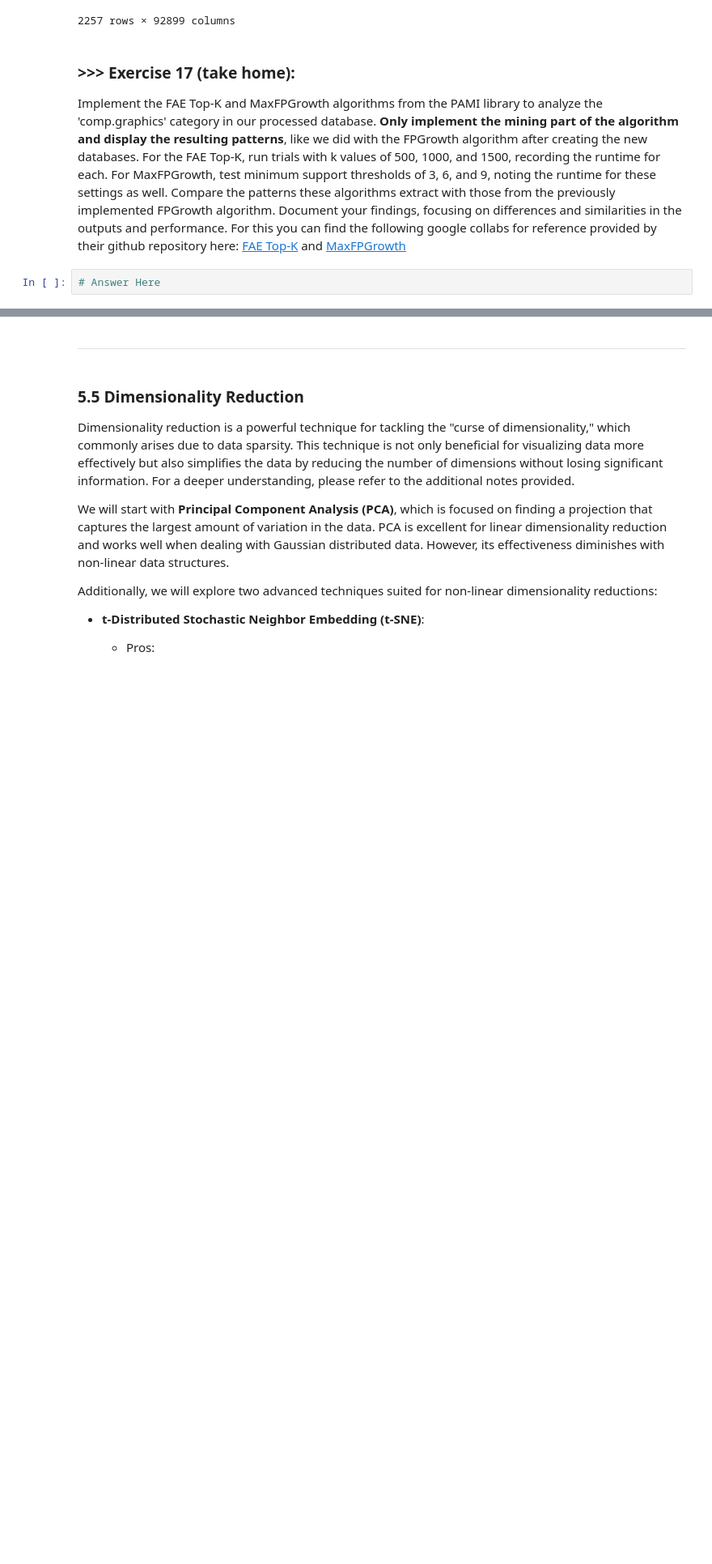
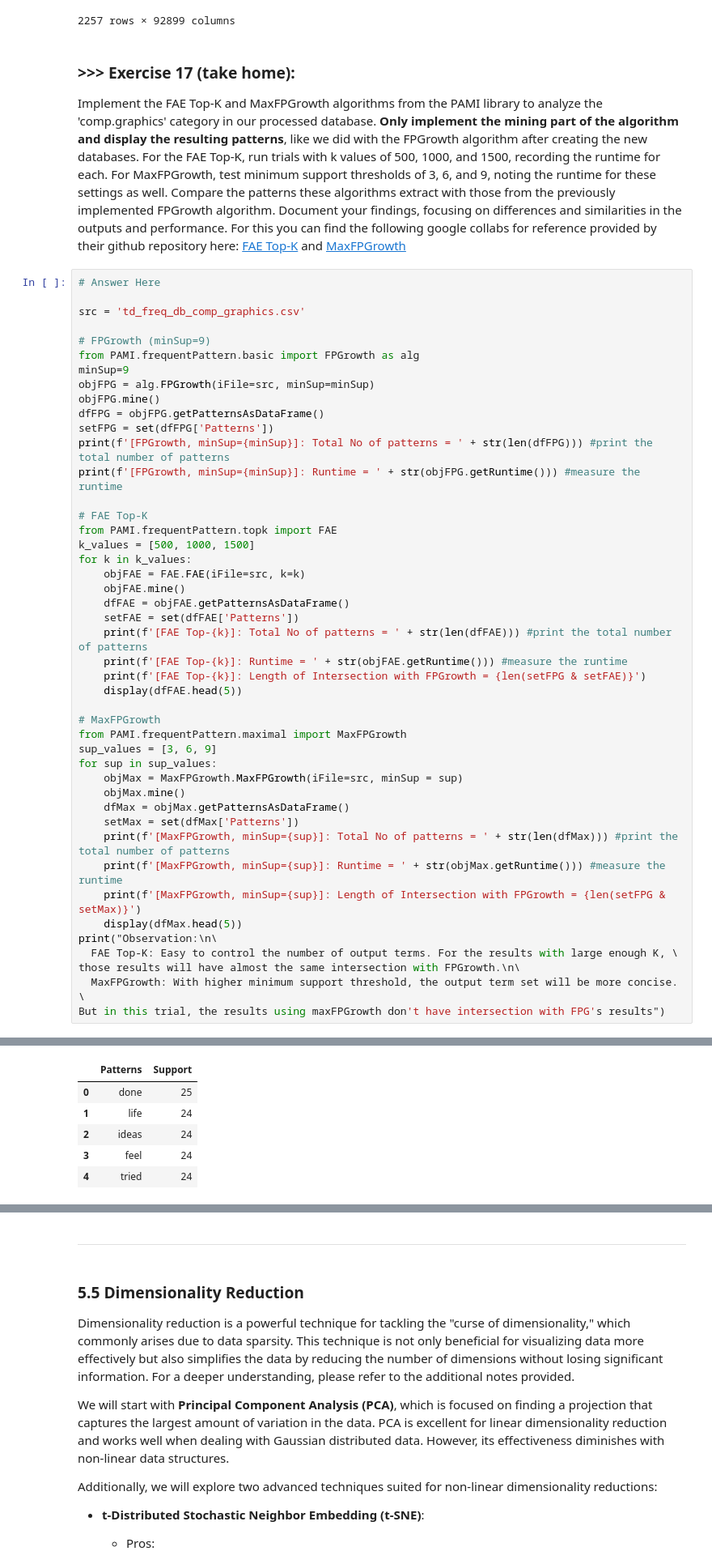
Before and after one commit to Ethanzzzzz/DM2025-Lab1-Exercise, a Jupyter notebook: DM2025-Lab1-Master.ipynb, the cells around one changed output, grey strips where cells are left out. Shown at 81% size. Saved outputs shown, nothing was run; the diff lists cells and outputs as text; blank space fills up the shorter version.

```diff
--- a/DM2025-Lab1-Master.ipynb
+++ b/DM2025-Lab1-Master.ipynb
@@ -1983,5 +2001,49 @@ augmented_df
 # %% [markdown]
 ### >>> **Exercise 17 (take home):**
 Implement the FAE Top-K and MaxFPGrowth algorithms from the PAMI library to analyze the 'comp.graphics' category in our processed database. **Only implement the mining part of the algorithm and display the resulting patterns**, like we did with the FPGrowth algorithm after creating the new databases. For the FAE Top-K, run trials with k values of 500, 1000, and 1500, recording the runtime for each. For MaxFPGrowth, test minimum support thresholds of 3, 6, and 9, noting the runtime for these settings as well. Compare the patterns these algorithms extract with those from the previously implemented FPGrowth algorithm. Document your findings, focusing on differences and similarities in the outputs and performance. For this you can find the following google collabs for reference provided by their github repository here: [FAE Top-K](https://colab.research.google.com/github/UdayLab/PAMI/blob/main/notebooks/frequentPattern/topk/FAE.ipynb) and [MaxFPGrowth](https://colab.research.google.com/github/UdayLab/PAMI/blob/main/notebooks/frequentPattern/maximal/MaxFPGrowth.ipynb)
-# %%
-# Answer Here
+# %%
+# Answer Here
+
+src = 'td_freq_db_comp_graphics.csv'
+
+# FPGrowth (minSup=9)
+from PAMI.frequentPattern.basic import FPGrowth as alg
+minSup=9
+objFPG = alg.FPGrowth(iFile=src, minSup=minSup)
+objFPG.mine()
+dfFPG = objFPG.getPatternsAsDataFrame()
+setFPG = set(dfFPG['Patterns'])
+print(f'[FPGrowth, minSup={minSup}]: Total No of patterns = ' + str(len(dfFPG))) #print the total number of patterns
+print(f'[FPGrowth, minSup={minSup}]: Runtime = ' + str(objFPG.getRuntime())) #measure the runtime
+
+# FAE Top-K
+from PAMI.frequentPattern.topk import FAE
+k_values = [500, 1000, 1500]
+for k in k_values:
+    objFAE = FAE.FAE(iFile=src, k=k)
+    objFAE.mine()
+    dfFAE = objFAE.getPatternsAsDataFrame()
+    setFAE = set(dfFAE['Patterns'])
+    print(f'[FAE Top-{k}]: Total No of patterns = ' + str(len(dfFAE))) #print the total number of patterns
+    print(f'[FAE Top-{k}]: Runtime = ' + str(objFAE.getRuntime())) #measure the runtime
+    print(f'[FAE Top-{k}]: Length of Intersection with FPGrowth = {len(setFPG & setFAE)}')
+    display(dfFAE.head(5))
+
+# MaxFPGrowth
+from PAMI.frequentPattern.maximal import MaxFPGrowth
+sup_values = [3, 6, 9]
+for sup in sup_values:
+    objMax = MaxFPGrowth.MaxFPGrowth(iFile=src, minSup = sup)
+    objMax.mine()
+    dfMax = objMax.getPatternsAsDataFrame()
+    setMax = set(dfMax['Patterns'])
+    print(f'[MaxFPGrowth, minSup={sup}]: Total No of patterns = ' + str(len(dfMax))) #print the total number of patterns
+    print(f'[MaxFPGrowth, minSup={sup}]: Runtime = ' + str(objMax.getRuntime())) #measure the runtime
+    print(f'[MaxFPGrowth, minSup={sup}]: Length of Intersection with FPGrowth = {len(setFPG & setMax)}')
+    display(dfMax.head(5))
+print("Observation:\n\
+  FAE Top-K: Easy to control the number of output terms. For the results with large enough K, \
+those results will have almost the same intersection with FPGrowth.\n\
+  MaxFPGrowth: With higher minimum support threshold, the output term set will be more concise. \
+But in this trial, the results using maxFPGrowth don't have intersection with FPG's results")
+# %% [output]
@@ -1987,0 +2057,6 @@ Implement the FAE Top-K and MaxFPGrowth algorithms from the PAMI library to anal
+|  | Patterns | Support |
+| 0 | done | 25 |
+| 1 | life | 24 |
+| 2 | ideas | 24 |
+| 3 | feel | 24 |
+| 4 | tried | 24 |
```
Also changed, not shown: parts of 38 cells of this notebook, 9 other files.
